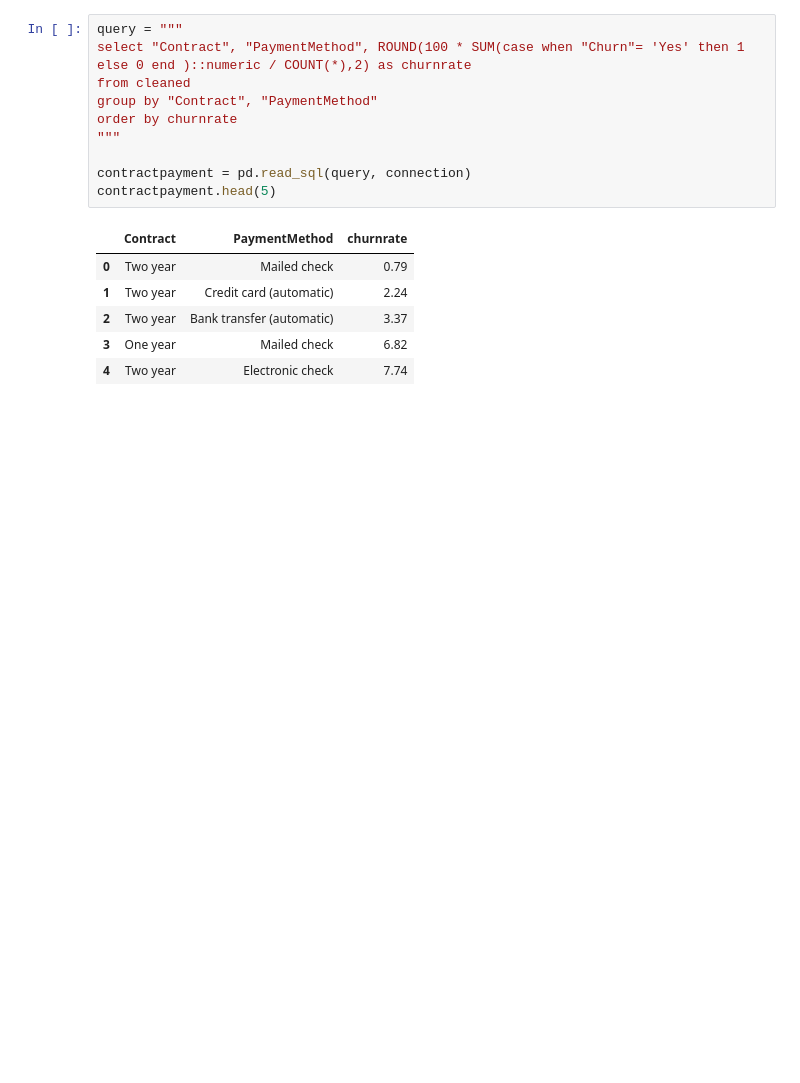
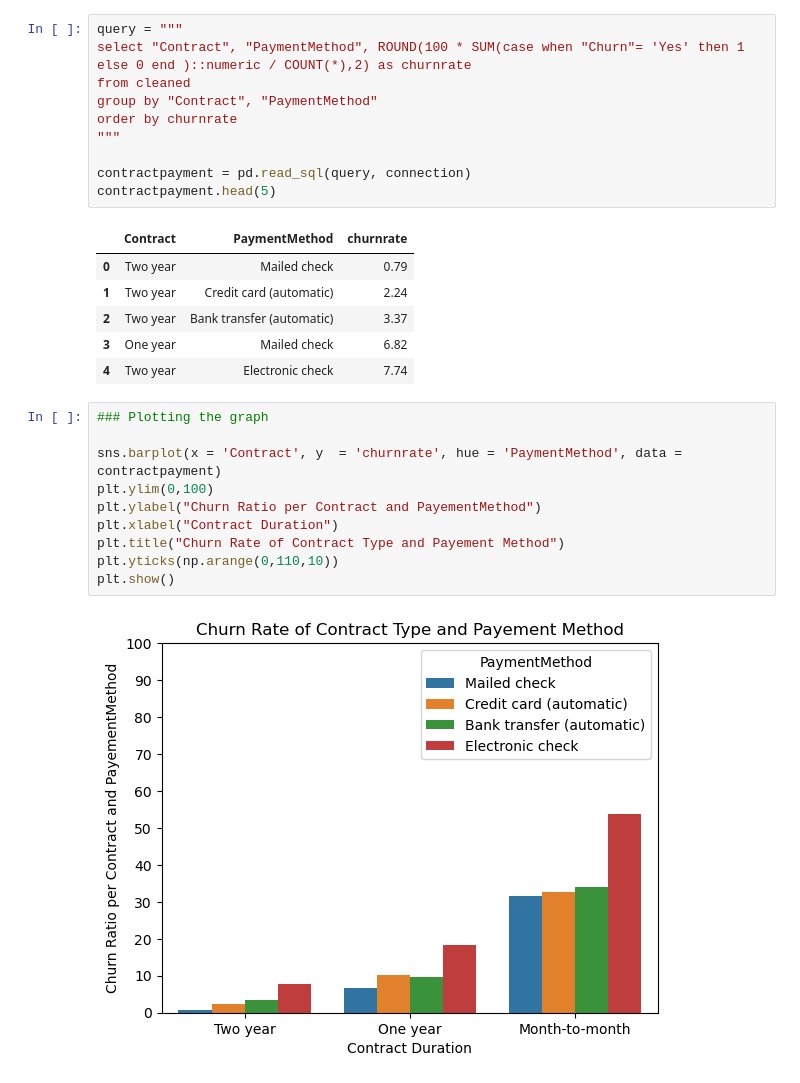
Before and after one commit to suzaladhikari/customer_churn-, a Jupyter notebook: EDA/eda.ipynb, the cells around one changed output. Saved outputs shown, nothing was run; the diff lists cells and outputs as text; blank space fills up the shorter version.

Commit message:
plotted the churn rate of contract and payment method

```diff
--- a/EDA/eda.ipynb
+++ b/EDA/eda.ipynb
@@ -727,3 +727,15 @@ contractpayment.head(5)
 | 2 | Two year | Bank transfer (automatic) | 3.37 |
 | 3 | One year | Mailed check | 6.82 |
 | 4 | Two year | Electronic check | 7.74 |
+# %%
+### Plotting the graph
+
+sns.barplot(x = 'Contract', y  = 'churnrate', hue = 'PaymentMethod', data = contractpayment)
+plt.ylim(0,100)
+plt.ylabel("Churn Ratio per Contract and PayementMethod")
+plt.xlabel("Contract Duration")
+plt.title("Churn Rate of Contract Type and Payement Method")
+plt.yticks(np.arange(0,110,10))
+plt.show()
+# %% [output]
+[figure, added]
```
